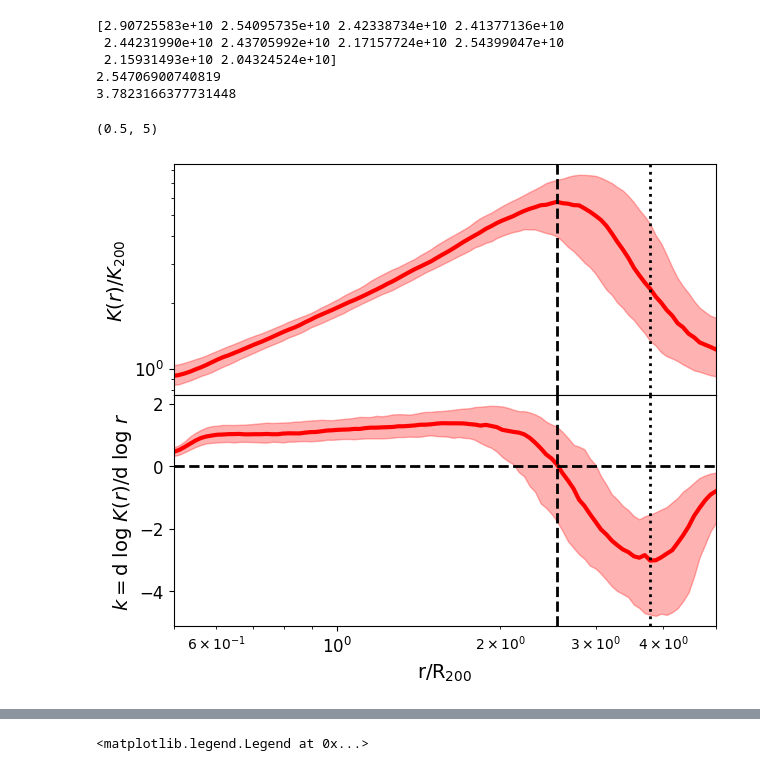
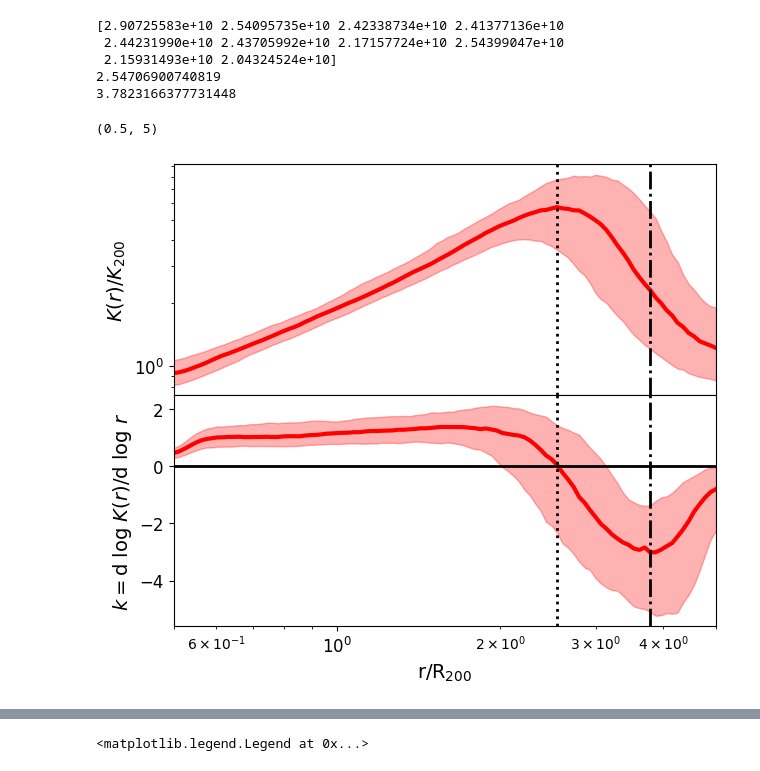
Before and after one commit to ZhangMing-1995/AnalysisTools, a Jupyter notebook: Shock_Radius/TheThreeHundred_7k.ipynb, the cells around one changed output, grey strips where cells are left out. Drawn from its saved outputs; the diff is of its cells as text; code cells hidden in the pictures.

```diff
--- a/Shock_Radius/TheThreeHundred_7k.ipynb
+++ b/Shock_Radius/TheThreeHundred_7k.ipynb
@@ -213,8 +213,8 @@ for i in range(Gas_entropy.shape[0]):
     Gas_K.append(smoothed_entropy/K200[i])
 
 median_Gas_entropy = np.median(Gas_K, axis=0)
-percentile16_Gas_entropy = np.percentile(Gas_K, 16, axis=0)
-percentile84_Gas_entropy = np.percentile(Gas_K, 84, axis=0)
+percentile16_Gas_entropy = np.percentile(Gas_K, 10, axis=0)
+percentile84_Gas_entropy = np.percentile(Gas_K, 90, axis=0)
 ax1.plot(log_bins, median_Gas_entropy, color='r', linewidth=3.0, alpha=1)
 ax1.fill_between(log_bins, percentile16_Gas_entropy, percentile84_Gas_entropy, color='r', alpha=0.3)
 
@@ -230,8 +230,8 @@ for entropy in Gas_K:
 
 d_log_D_all = np.array(d_log_D_all)
 median_d_log_D = np.median(d_log_D_all, axis=0)
-percentile16_d_log_D = np.percentile(d_log_D_all, 16, axis=0)
-percentile84_d_log_D = np.percentile(d_log_D_all, 84, axis=0)
+percentile16_d_log_D = np.percentile(d_log_D_all, 10, axis=0)
+percentile84_d_log_D = np.percentile(d_log_D_all, 90, axis=0)
 ax2.plot(log_bins, median_d_log_D, color='r', linestyle='-', linewidth=3.0)
 ax2.fill_between(log_bins, percentile16_d_log_D, percentile84_d_log_D, color='r', alpha=0.3)
 
@@ -241,40 +241,40 @@ umed_av_in_range = median_Gas_entropy[r_range_mask]
 if len(umed_av_in_range) > 0:
     max_entropy_index = np.argmax(umed_av_in_range)
     r_shock1 = rgav_1_in_range[max_entropy_index]
-ax1.axvline(x=r_shock1, color='black', linestyle='--', linewidth=2)
-ax2.axvline(x=r_shock1, color='black', linestyle='--', linewidth=2)
+ax1.axvline(x=r_shock1, color='black', linestyle=':', linewidth=2)
+ax2.axvline(x=r_shock1, color='black', linestyle=':', linewidth=2)
 print(r_shock1)
 
 restricted_indices = np.where((log_bins >= 0.5) & (log_bins <= 5))[0]
 rr = log_bins[restricted_indices]
 smoothed_d_log_D_restricted = median_d_log_D[restricted_indices]
 r_shock_index = np.argmin(smoothed_d_log_D_restricted)
 r_shock2 = rr[r_shock_index]
-ax1.axvline(x=r_shock2, color='black', linestyle=':', linewidth=2.0)
-ax2.axvline(x=r_shock2, color='black', linestyle=':', linewidth=2.0)
-ax2.axhline(y=0, color='black', linestyle='--', linewidth=2.0)
+ax1.axvline(x=r_shock2, color='black', linestyle='-.', linewidth=2.0)
+ax2.axvline(x=r_shock2, color='black', linestyle='-.', linewidth=2.0)
+ax2.axhline(y=0, color='black', linestyle='-', linewidth=2.0)
 print(r_shock2)
 
 ax1.set_ylabel(r'$K(r)/K_{200}$', fontsize=14) #/K_{200}
 ax1.set_xscale('log')
 ax1.set_yscale('log')
 ax1.set_xlim(0.5,5)
 ax1.get_xaxis().set_visible(False)
 ax1.tick_params(axis='both', which='major', labelsize=12)
 
 ax2.tick_params(axis='both', which='major', labelsize=12)
 ax2.set_xlabel(r'${\rm r/R}_{200}$', fontsize=14)
 ax2.set_ylabel(r'$k = {\rm d~log}~K(r) / {\rm d~log}~r$', fontsize=14)
 ax2.set_xscale('log')
 # ax2.set_yscale('log')
 ax2.set_xlim(0.5,5)
 # ax2.set_ylim(-6,3.5)
 # plt.savefig("./figures/GAS_shock_radius_GIZMO_7k.png")
 # %% [output]
 [2.90725583e+10 2.54095735e+10 2.42338734e+10 2.41377136e+10
  2.44231990e+10 2.43705992e+10 2.17157724e+10 2.54399047e+10
  2.15931493e+10 2.04324524e+10]
 2.54706900740819
 3.7823166377731448
 (0.5, 5)
-[figure, old version]
+[figure, new version]
```
Also changed, not shown: parts of 19 cells of this notebook.
